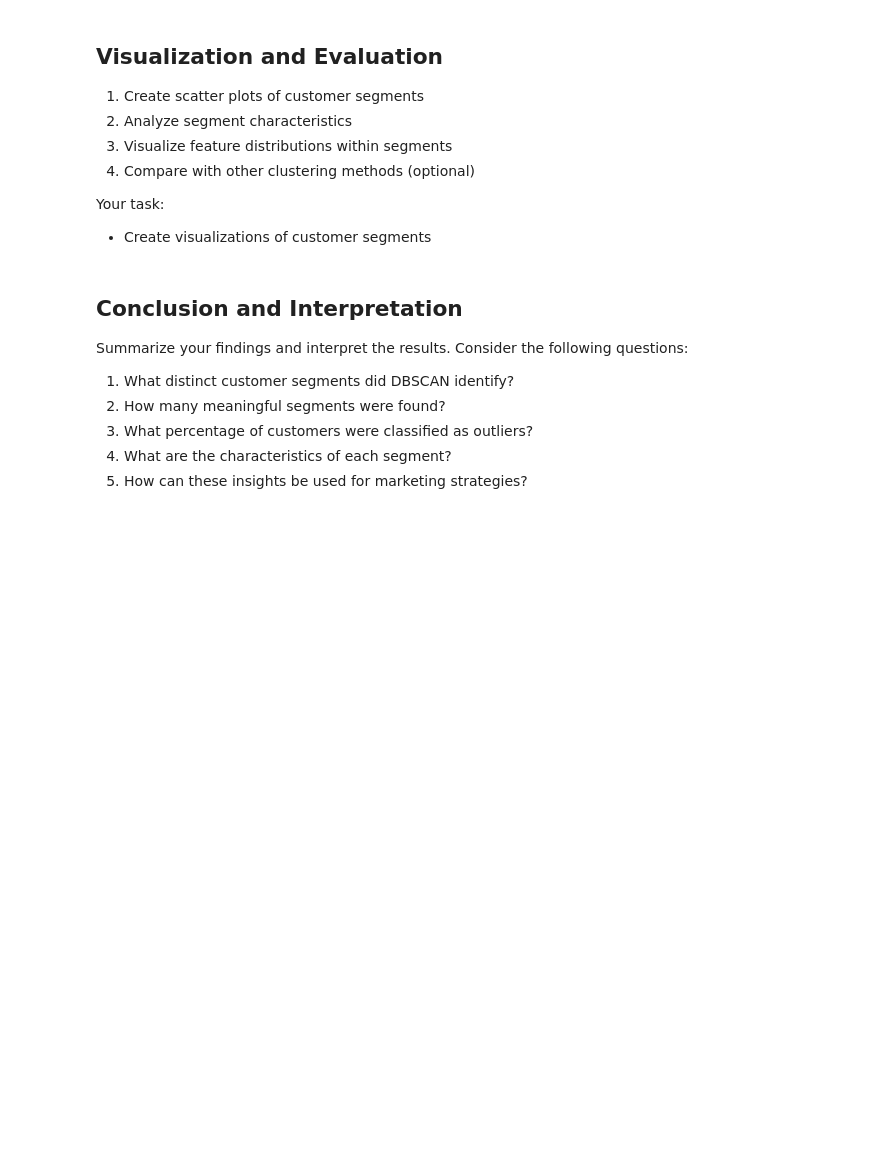
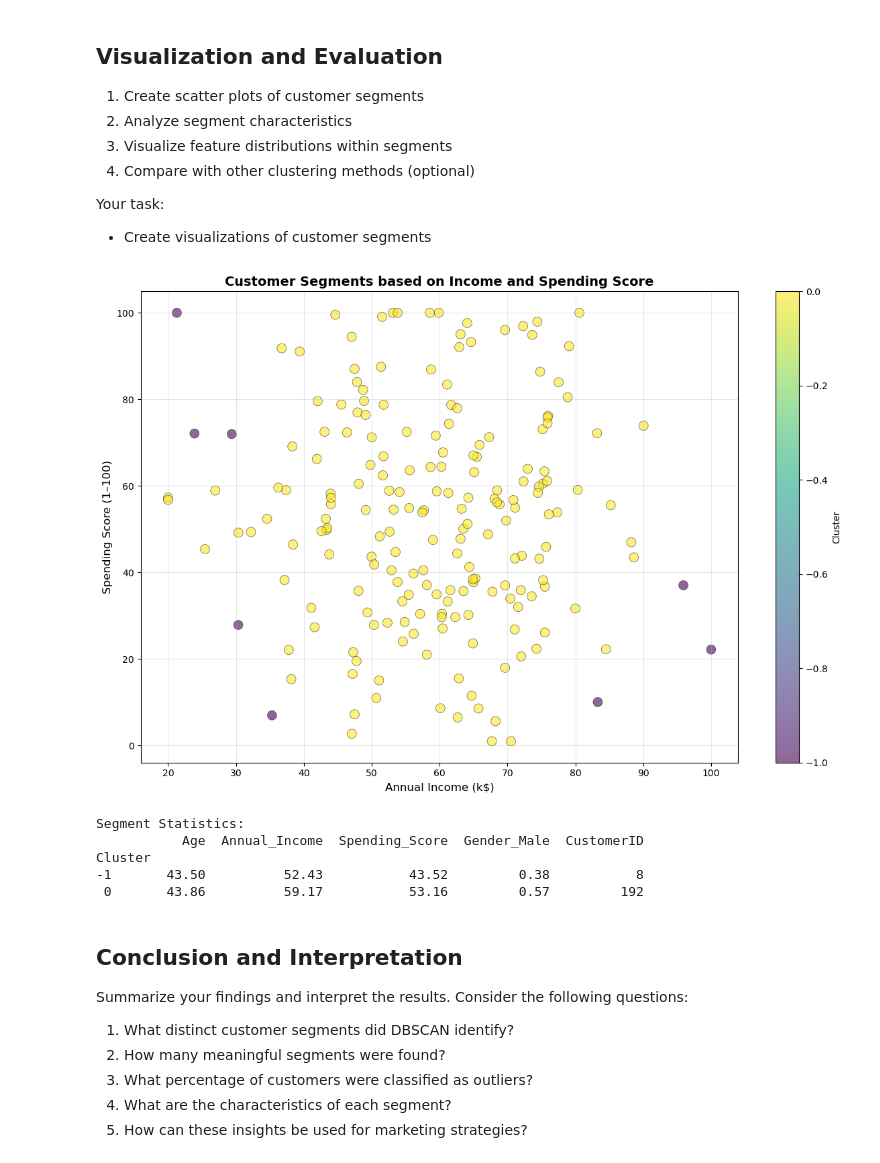
Before and after one commit to antonwarming1/handson-ml3, a Jupyter notebook: lecture 7/Exercise_L7_DBSCAN.ipynb, the cells around one changed output. Drawn from its saved outputs; the diff is of its cells as text; code cells hidden in the pictures; blank space fills up the shorter version.

```diff
--- a/lecture 7/Exercise_L7_DBSCAN.ipynb
+++ b/lecture 7/Exercise_L7_DBSCAN.ipynb
@@ -115,10 +217,48 @@ plt.show()
 Your task:
 - Create visualizations of customer segments
 # %%
-# Your code here
+
 # 1. Create segment visualization
+plt.figure(figsize=(12, 8))
+
+scatter = plt.scatter(
+    df['Annual_Income'],
+    df['Spending_Score'],
+    c=df['Cluster'],  # color by cluster
+    cmap='viridis',
+    s=100,
+    alpha=0.6,
+    edgecolors='black',
+    linewidth=0.5
+)
+
+plt.colorbar(scatter, label='Cluster')
+plt.title('Customer Segments based on Income and Spending Score', fontsize=14, fontweight='bold')
+plt.xlabel('Annual Income (k$)', fontsize=12)
+plt.ylabel('Spending Score (1–100)', fontsize=12)
+plt.grid(True, alpha=0.3)
+plt.tight_layout()
+plt.show()
 
 # 2. Analyze segment characteristics
+print("Segment Statistics:")
+
+segment_stats = df.groupby('Cluster').agg({
+    'Age': 'mean',
+    'Annual_Income': 'mean',
+    'Spending_Score': 'mean',
+    'Gender_Male': 'mean',            # proportion of males (0-1)
+    'CustomerID': 'count'             # number of customers in cluster
+}).round(2)
+
+print(segment_stats)
+# %% [output]
+[figure, added]
+Segment Statistics:
+           Age  Annual_Income  Spending_Score  Gender_Male  CustomerID
+Cluster
+-1       43.50          52.43           43.52         0.38           8
+ 0       43.86          59.17           53.16         0.57         192
 # %% [markdown]
 ## Conclusion and Interpretation
 Summarize your findings and interpret the results. Consider the following questions:
```
Also changed, not shown: parts of 4 cells of this notebook, 20 other files.
